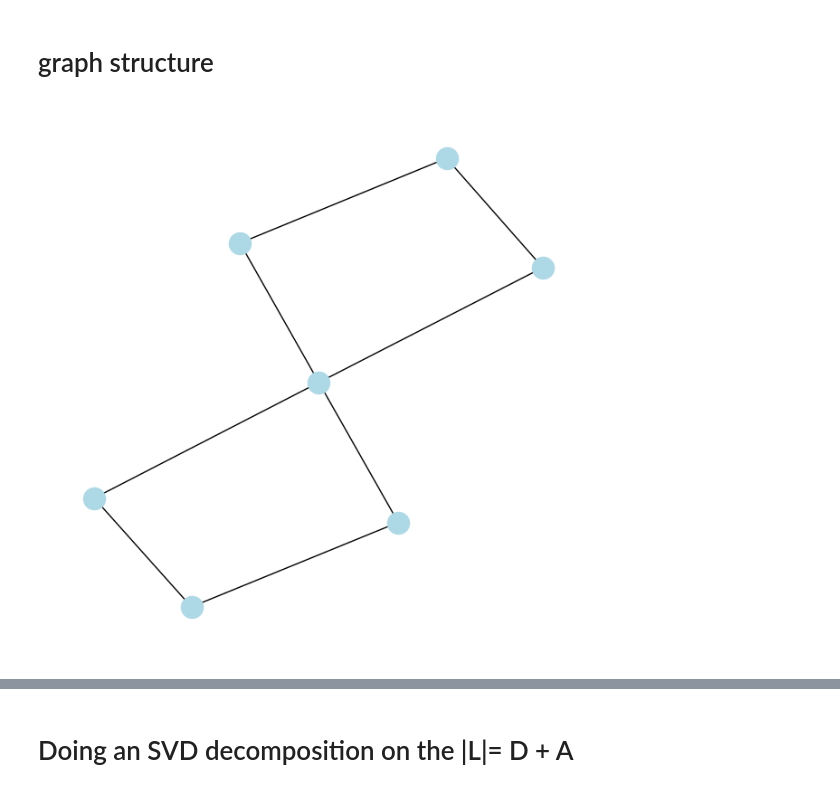
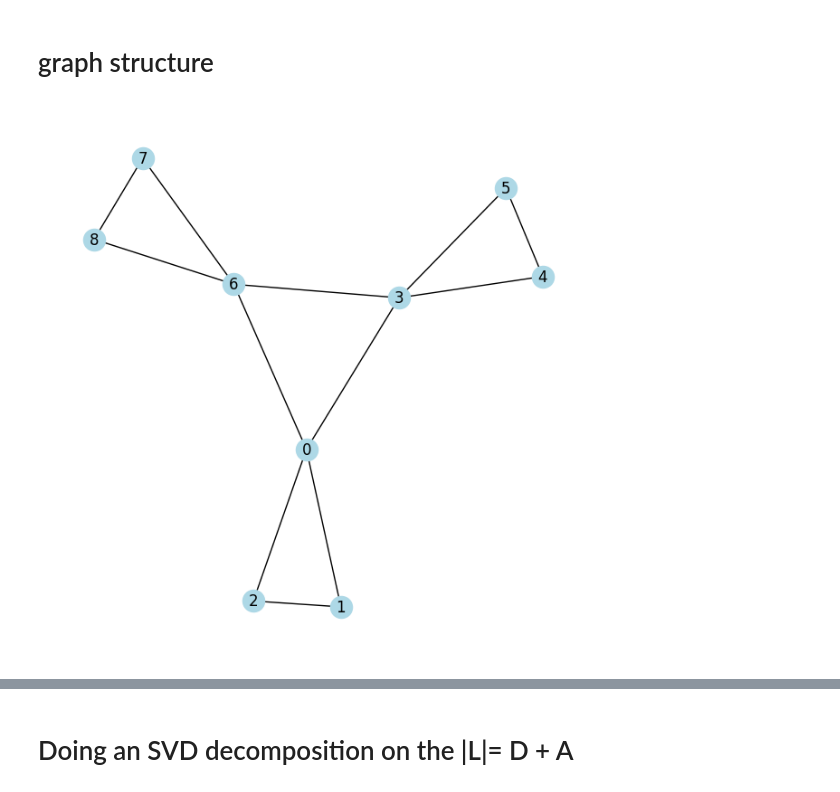
Before and after one commit to xiao278/svd_applications, a Jupyter notebook: community_detection_implementation.ipynb, the cells around one changed output, grey strips where cells are left out. Saved outputs shown, nothing was run; the diff lists cells and outputs as text; code cells hidden in the pictures.

```diff
--- a/community_detection_implementation.ipynb
+++ b/community_detection_implementation.ipynb
@@ -14,34 +16,64 @@ def draw_graph(A:np.ndarray, group_labels=None):
     pos = nx.spring_layout(G)
     plt.figure(figsize=(6, 6))
     if group_labels is None:
-        nx.draw(G, pos=pos, with_labels=False, node_color="lightblue", edge_color="black")
+        nx.draw(G, pos=pos, with_labels=True, node_color="lightblue", edge_color="black")
     else:
         unique_groups = list(set(group_labels))
         colors = plt.cm.get_cmap("tab10", len(unique_groups))
         color_map = {group: colors(i) for i, group in enumerate(unique_groups)}
         node_colors = [color_map[group_labels[node]] for node in G.nodes]
         print(node_colors)
-        nx.draw(G, pos=pos, with_labels=False, node_color=node_colors, edge_color="black")
+        nx.draw(G, pos=pos, with_labels=True, node_color=node_colors, edge_color="black")
 # %% [markdown]
 # graph structure
 # %%
-k = 2
+# AL = {
+#     0: [1,3],
+#     1: [0,2],
+#     2: [1,3],
+#     3: [0,2,4,6],
+#     4: [3,5],
+#     5: [4,6],
+#     6: [3,5],
+# }
 
 AL = {
-    0: [1,3],
+    0: [1,2,3,6],
     1: [0,2],
-    2: [1,3],
-    3: [0,2,4,6],
+    2: [0,1],
+    3: [4,5,0,6],
     4: [3,5],
-    5: [4,6],
-    6: [3,5],
+    5: [3,4],
+    6: [7,8,0,3],
+    7: [6,8],
+    8: [6,7]
 }
+
+# AL = {
+#     0: [1,2,3],
+#     1: [0,2,3],
+#     2: [0,1,3],
+#     3: [0,2,4,1],
+#     4: [5,7,6,3],
+#     5: [4,6,7],
+#     6: [5,7,4],
+#     7: [4,5,6],
+# }
+
+# AL = {
+#     0: [1,5],
+#     1: [0,2],
+#     2: [1,3],
+#     3: [2,4],
+#     4: [3,5],
+#     5: [4,0]
+# }
 
 # Get the adjacency matrix as a NumPy array
 G = nx.from_dict_of_lists(AL)
 A = nx.to_numpy_array(G)
 D = np.diag(np.sum(A, axis=0)) #find the degree of each node
 m, n = A.shape
 draw_graph(A)
 # %% [output]
-[figure, old version]
+[figure, new version]
```
Also changed, not shown: parts of 15 cells of this notebook, 1 other file.
